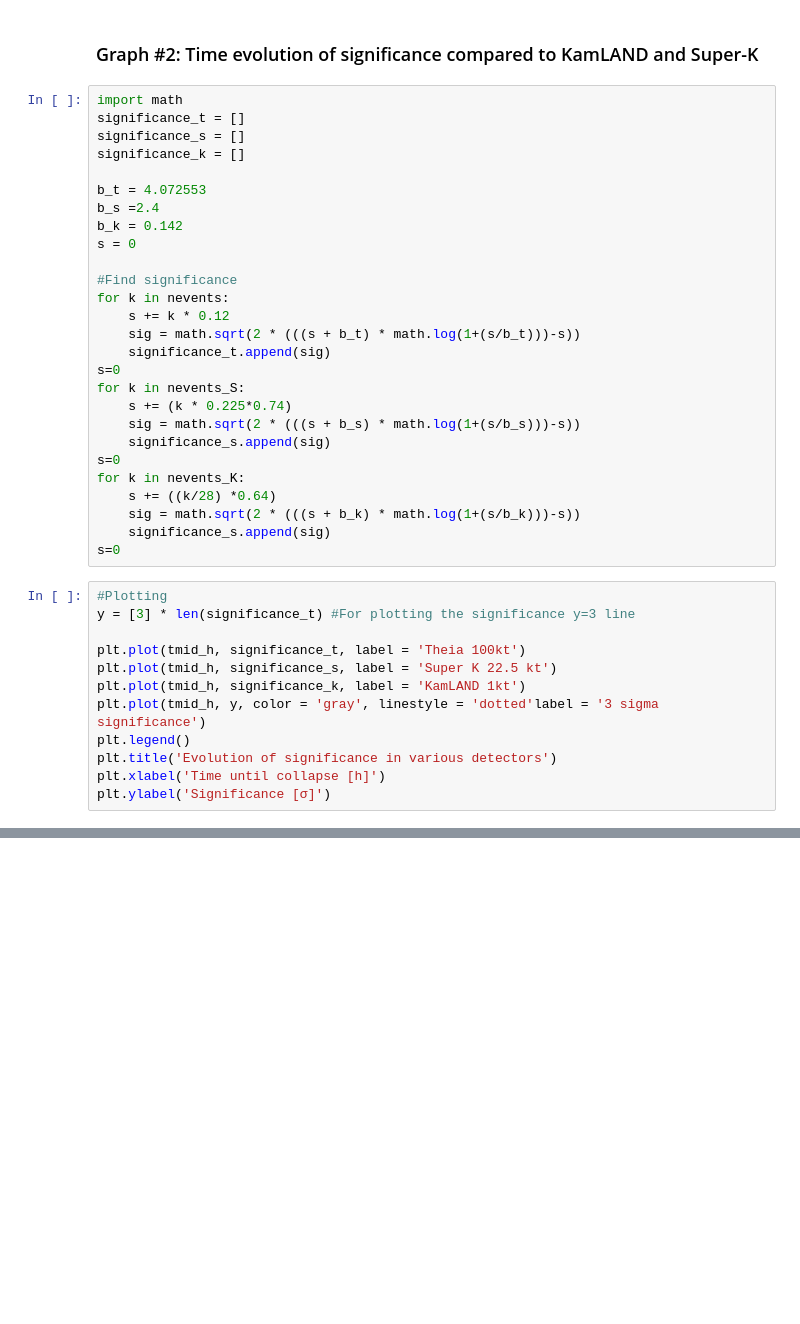
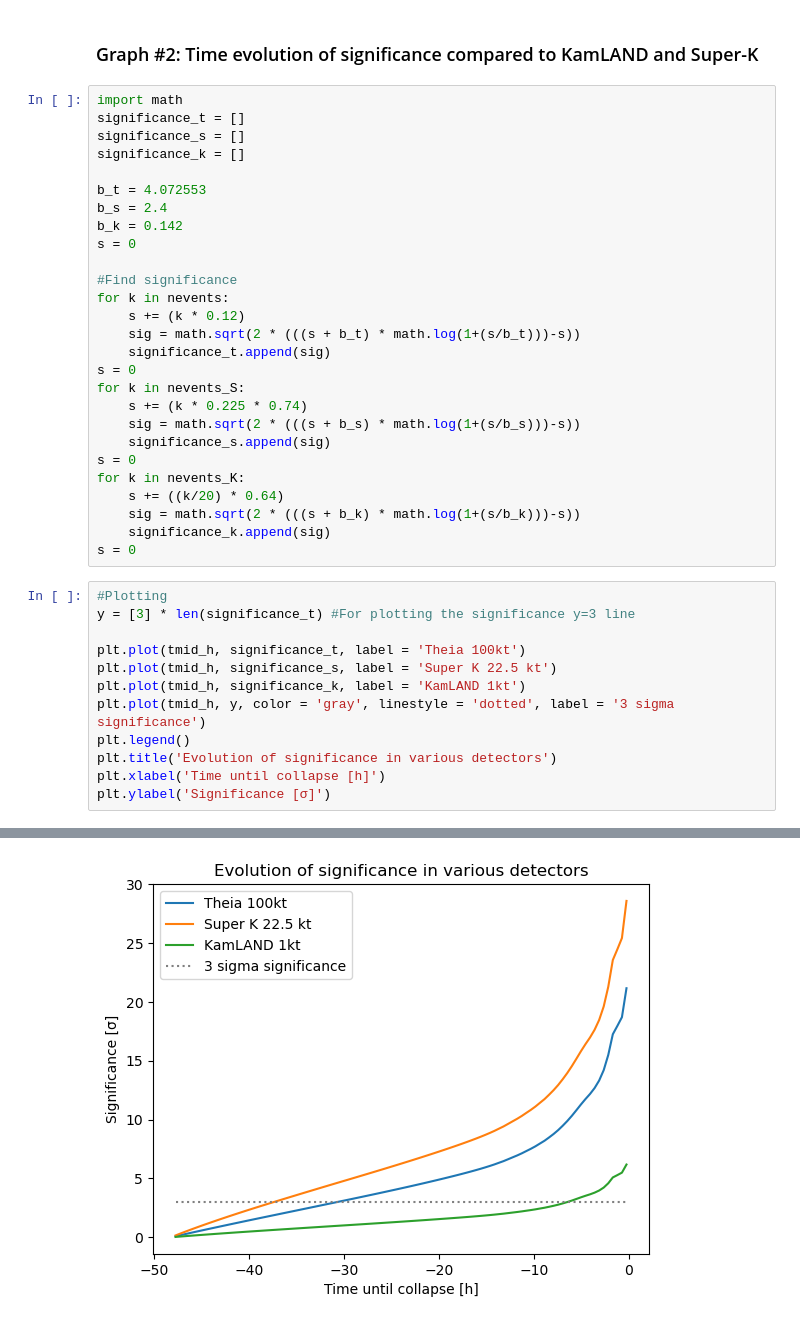
Before and after one commit to idasljung/snewpy, a Jupyter notebook: KURF_2023_Theia_PreSN/Theia_PreSN/theia_comparison.ipynb, the cells around one changed output, grey strips where cells are left out. Saved outputs shown, nothing was run; the diff lists cells and outputs as text; blank space fills up the shorter version.

```diff
--- a/KURF_2023_Theia_PreSN/Theia_PreSN/theia_comparison.ipynb
+++ b/KURF_2023_Theia_PreSN/Theia_PreSN/theia_comparison.ipynb
@@ -195,26 +173,26 @@ significance_s = []
 significance_k = []
 
 b_t = 4.072553
-b_s =2.4
+b_s = 2.4
 b_k = 0.142
 s = 0
 
 #Find significance
 for k in nevents:
-    s += k * 0.12
+    s += (k * 0.12)
     sig = math.sqrt(2 * (((s + b_t) * math.log(1+(s/b_t)))-s))
     significance_t.append(sig)
-s=0
+s = 0
 for k in nevents_S:
-    s += (k * 0.225*0.74)
+    s += (k * 0.225 * 0.74)
     sig = math.sqrt(2 * (((s + b_s) * math.log(1+(s/b_s)))-s))
     significance_s.append(sig)
-s=0
+s = 0
 for k in nevents_K:
-    s += ((k/28) *0.64)
+    s += ((k/20) * 0.64)
     sig = math.sqrt(2 * (((s + b_k) * math.log(1+(s/b_k)))-s))
-    significance_s.append(sig)
-s=0
+    significance_k.append(sig)
+s = 0
 # %%
 #Plotting
 y = [3] * len(significance_t) #For plotting the significance y=3 line
@@ -222,8 +200,9 @@ y = [3] * len(significance_t) #For plotting the significance y=3 line
 plt.plot(tmid_h, significance_t, label = 'Theia 100kt')
 plt.plot(tmid_h, significance_s, label = 'Super K 22.5 kt')
 plt.plot(tmid_h, significance_k, label = 'KamLAND 1kt')
-plt.plot(tmid_h, y, color = 'gray', linestyle = 'dotted'label = '3 sigma significance')
+plt.plot(tmid_h, y, color = 'gray', linestyle = 'dotted', label = '3 sigma significance')
 plt.legend()
 plt.title('Evolution of significance in various detectors')
 plt.xlabel('Time until collapse [h]')
 plt.ylabel('Significance [σ]')
+# %% [output]
@@ -229,0 +210 @@ plt.ylabel('Significance [σ]')
+[figure, added]
```
Also changed, not shown: parts of 6 cells of this notebook, 3 other files.
